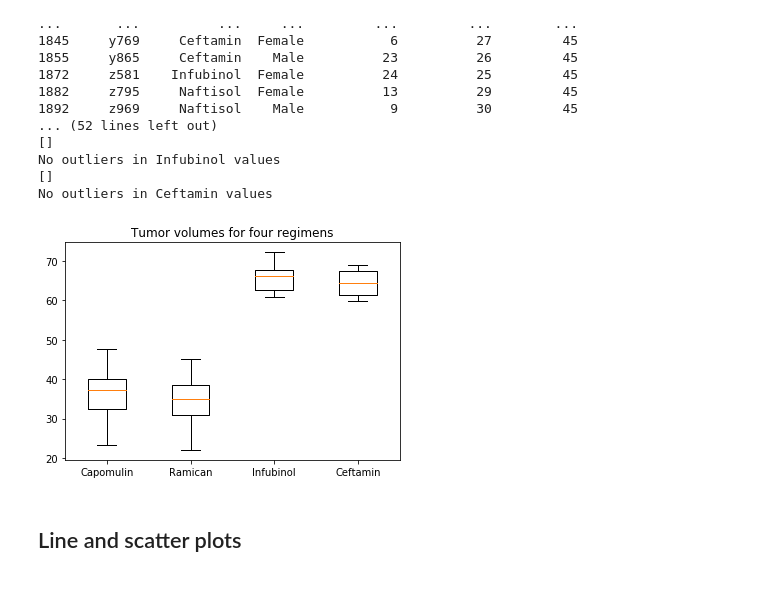
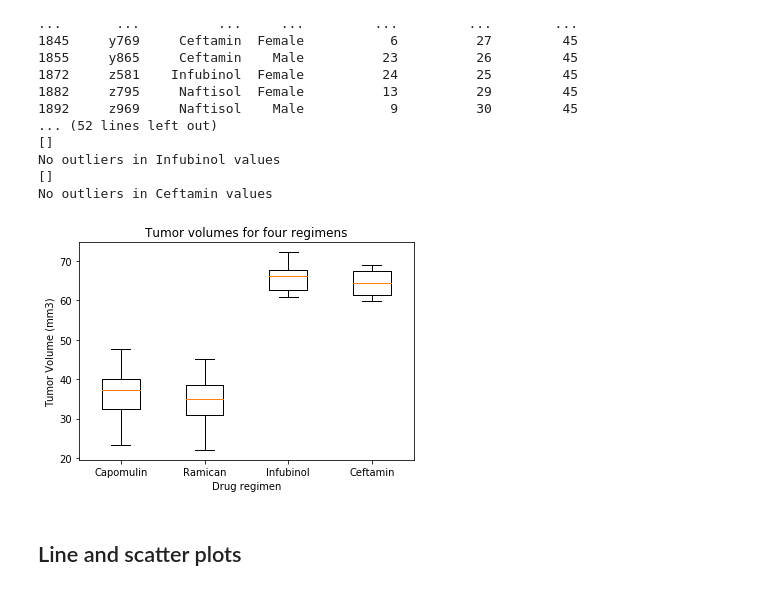
Before and after one commit to seanwayland/matplotlibpractice, a Jupyter notebook: pymaceuticals_starter.ipynb, the cells around one changed output. Saved outputs shown, nothing was run; the diff lists cells and outputs as text; code cells hidden in the pictures.

```diff
--- a/pymaceuticals_starter.ipynb
+++ b/pymaceuticals_starter.ipynb
@@ -253,23 +269,25 @@ No outliers in Ceftamin values
 # %%
 # Generate a box plot of the final tumor volume of each mouse across four regimens of interest
 
 #finaldCap
 CapVols = finaldCap['Tumor Volume (mm3)'].tolist()
 RamVols = finaldRam['Tumor Volume (mm3)'].tolist()
 InfVols = finaldInf['Tumor Volume (mm3)'].tolist()
 CefVols = finaldCef['Tumor Volume (mm3)'].tolist()
 
 #finaldAll.boxplot('Tumor Volume (mm3)')
 
 data = [CapVols, RamVols, InfVols , CefVols]
 fig7, ax7 = plt.subplots()
 ax7.set_title('Tumor volumes for four regimens')
+plt.xlabel('Drug regimen')
+plt.ylabel('Tumor Volume (mm3)')
 ax7.boxplot(data)
 ax7.set_xticklabels(['Capomulin', 'Ramican', 'Infubinol', 'Ceftamin'])
 
 plt.show()
 # %% [output]
-[figure, old version]
+[figure, new version]
 # %% [markdown]
 ## Line and scatter plots
 # %%
```
Also changed, not shown: parts of 8 cells of this notebook.
